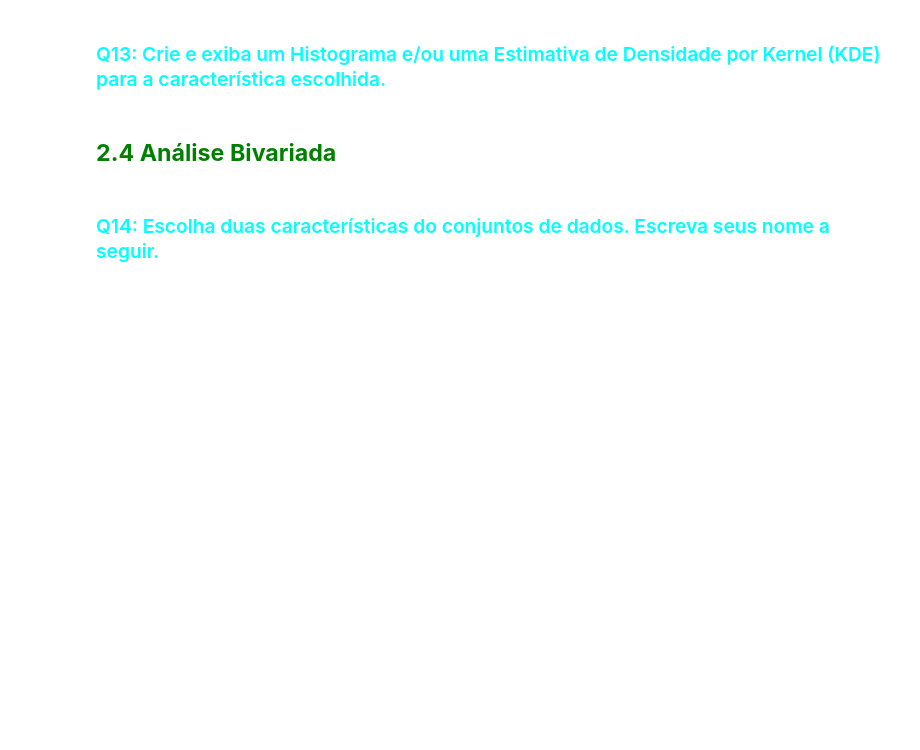
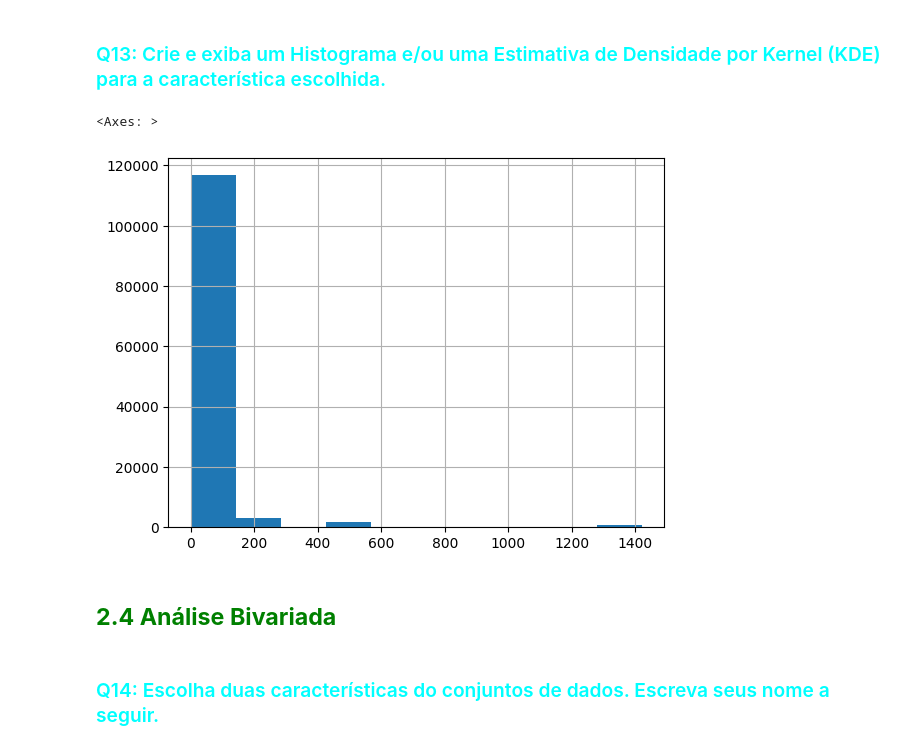
Before and after one commit to armengol2/Analise-de-dados, a Jupyter notebook: lab/C24_2026_1_L1_Atividade_03_294.ipynb, the cells around one changed output. Saved outputs shown, nothing was run; the diff lists cells and outputs as text; code cells hidden in the pictures; blank space fills up the shorter version.

```diff
--- a/lab/C24_2026_1_L1_Atividade_03_294.ipynb
+++ b/lab/C24_2026_1_L1_Atividade_03_294.ipynb
@@ -161,5 +244,10 @@ df.sample(10)
 # %% [markdown]
 ### <font color='cyan'> Q13: Crie e exiba um Histograma e/ou uma Estimativa de Densidade por Kernel (KDE) para a característica escolhida.</font>
+# %%
+df['fwd_pkts_payload.max'].hist()
+# %% [output]
+<Axes: >
+[figure, added]
 # %% [markdown]
 ## <font color='green'>**2.4 Análise Bivariada**</font>
 # %% [markdown]
```
Also changed, not shown: parts of 20 cells of this notebook.
